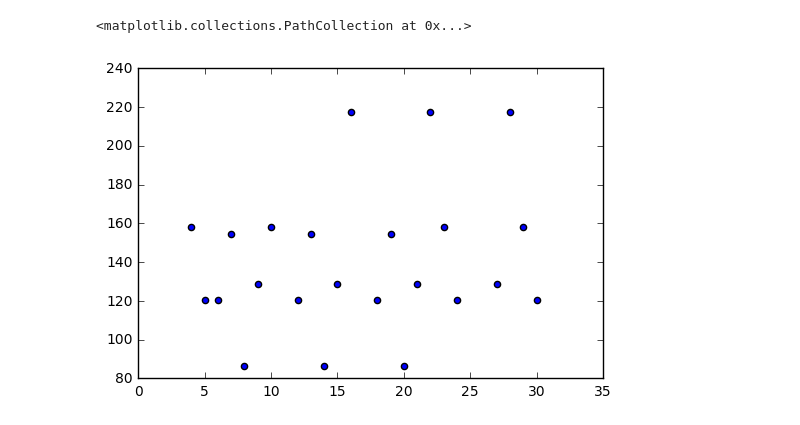
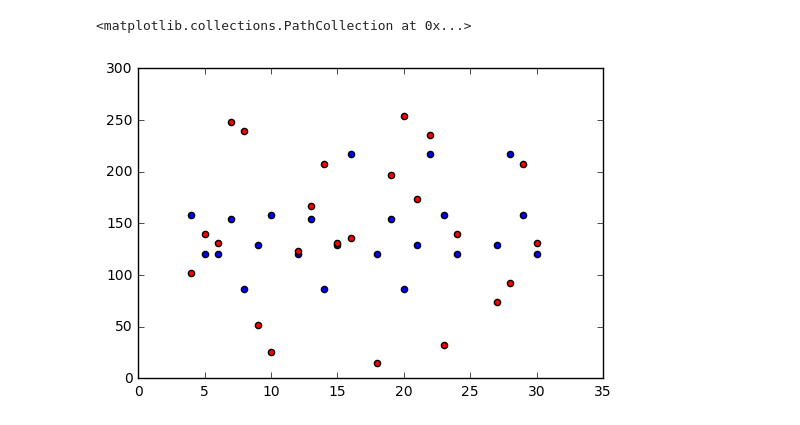
Before and after one commit to slowjazz/ML-Projects, a Jupyter notebook: Neural Net projects/Ticket colors EDA.ipynb, the cells around one changed output. Saved outputs shown, nothing was run; the diff lists cells and outputs as text; code cells hidden in the pictures.

```diff
--- a/Neural Net projects/Ticket colors EDA.ipynb
+++ b/Neural Net projects/Ticket colors EDA.ipynb
@@ -11,4 +11,6 @@ Using TensorFlow backend.
 # %%
 data = pd.read_csv("color_data.csv")
-data.head()
+data.index = data['Day']
+data.drop('Day', axis=1, inplace=True)
+data
 # %% [output]
@@ -21,5 +35,12 @@ data.head()
+# %%
+#Add in some additional features
+
+data['r_all_1'] = data.apply(lambda x: np.average([x['r21'],x['r31'], x['r41']]),axis=1)
+data['r_all_2'] = data.apply(lambda x: np.average([x['r22'],x['r32'], x['r42']]),axis=1)
+data['r_all_3'] = data.apply(lambda x: np.average([x['r23'],x['r33'], x['r43']]),axis=1)
 # %%
-plt.scatter(data['Day'],data['r1_avg'])
+plt.scatter(data['Day'], data['r1_avg'], c='blue')
+plt.scatter(data['Day'], data['r21'], c='red')
 # %% [output]
 <matplotlib.collections.PathCollection at 0x...>
-[figure, old version]
+[figure, new version]
```
Also changed, not shown: parts of 8 cells of this notebook, 2 other files.
